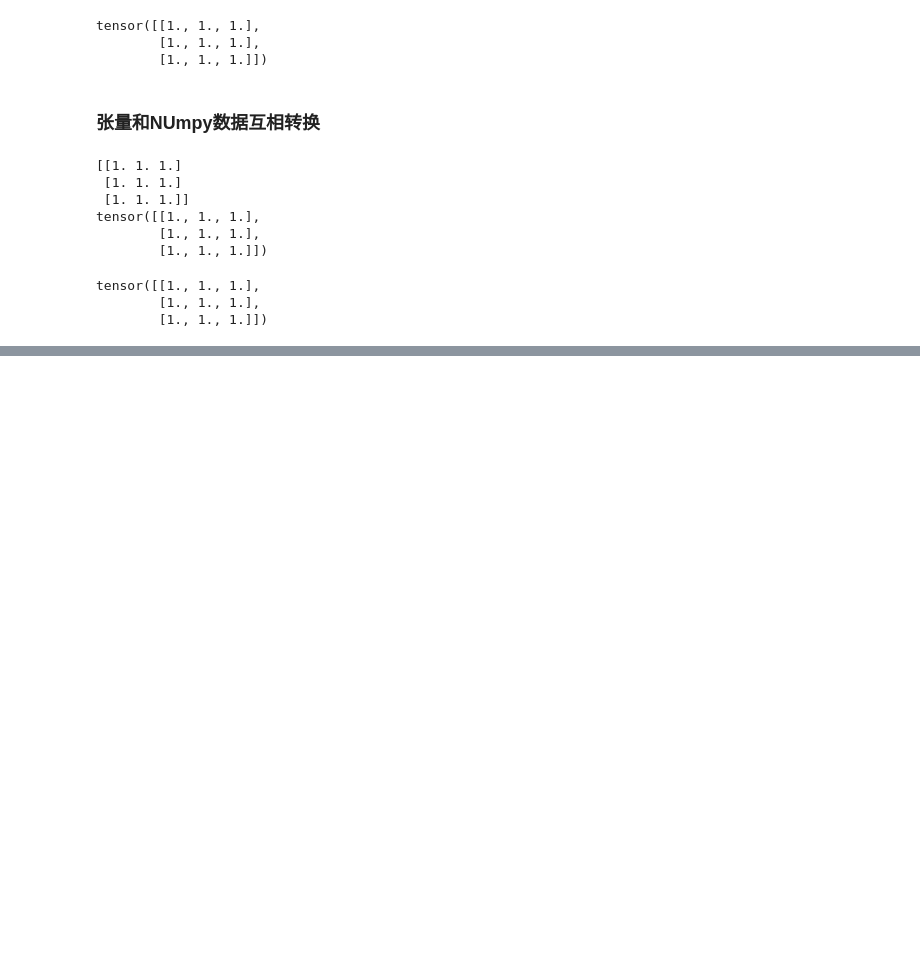
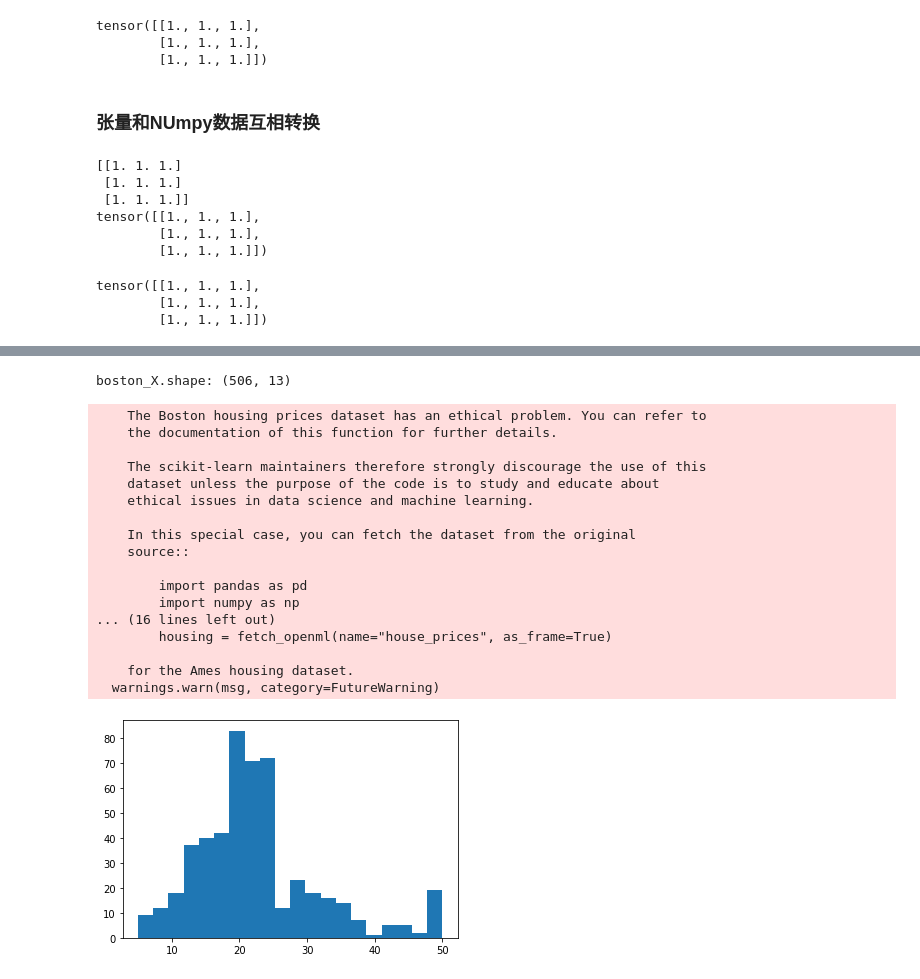
Before and after one commit to edgarshang/learnPytorch, a Jupyter notebook: lesson2.ipynb, the cells around one changed output, grey strips where cells are left out. Drawn from its saved outputs; the diff is of its cells as text; code cells hidden in the pictures; blank space fills up the shorter version.

```diff
--- a/lesson2.ipynb
+++ b/lesson2.ipynb
@@ -140,0 +442,26 @@ Ftensor.numpy()
+# %%
+boston_X, boston_y = load_boston(return_X_y=True)
+print("boston_X.shape:", boston_X.shape)
+plt.figure()
+plt.hist(boston_y, bins=20)
+plt.show()
+# %% [output]
+boston_X.shape: (506, 13)
+    The Boston housing prices dataset has an ethical problem. You can refer to
+    the documentation of this function for further details.
+
+    The scikit-learn maintainers therefore strongly discourage the use of this
+    dataset unless the purpose of the code is to study and educate about
+    ethical issues in data science and machine learning.
+
+    In this special case, you can fetch the dataset from the original
+    source::
+
+        import pandas as pd
+        import numpy as np
+... (16 lines left out)
+        housing = fetch_openml(name="house_prices", as_frame=True)
+
+    for the Ames housing dataset.
+  warnings.warn(msg, category=FutureWarning)
+[figure, added]
```
Also changed, not shown: parts of 35 cells of this notebook.
